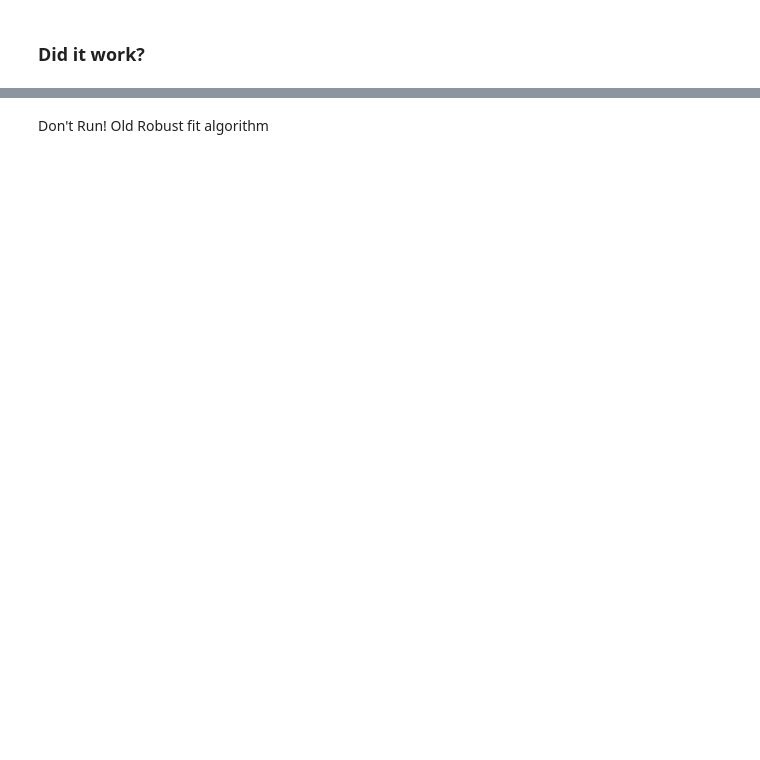
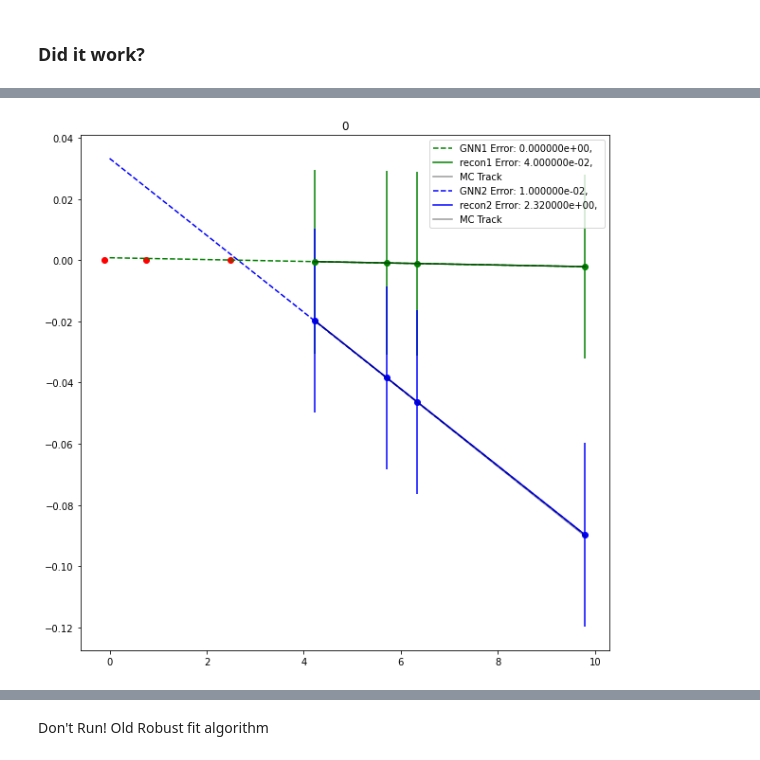
Before and after one commit to marcinwolter/Tracking_student2020, a Jupyter notebook: GNN_MuonE_v1_Robust_mc_recon_comparison.ipynb, the cells around one changed output, grey strips where cells are left out. Saved outputs shown, nothing was run; the diff lists cells and outputs as text; code cells hidden in the pictures; blank space fills up the shorter version.

```diff
--- a/GNN_MuonE_v1_Robust_mc_recon_comparison.ipynb
+++ b/GNN_MuonE_v1_Robust_mc_recon_comparison.ipynb
@@ -821,16 +817,14 @@ def plot_classified_line(data,preds,Track,trackre ):
       plt.plot(x_line,c_mc + torch.tensor(x_line)*slope_mc,'k',label='MC Track', alpha=0.4)
 
 
-      ax.errorbar(x[nodes],y[nodes],yerr= np.ones(np.size(nodes,1) )*0.003,fmt='none', ecolor=colors[str(i)] )
+      ax.errorbar(x[nodes],y[nodes],yerr= np.ones(np.size(nodes,1) )*0.03,fmt='none', ecolor=colors[str(i)] )
   plt.legend()
-
-
-
-
-
-for i in range(0,10):
-  data = train_loader.dataset[i]
-  preds=torch.sigmoid(model(data)).clone()
-  plot_classified_line(data,preds,train_tracks[i], train_recon[i] )
-  plt.title(str(i))
+# %%
+for i in range(1):
+  data = train_loader.dataset[i]
+  preds=torch.sigmoid(model(data)).clone()
+  plot_classified_line(data,preds,train_tracks[i], train_recon[i] )
+  plt.title(str(i))
+# %% [output]
+[figure, added]
 # %%
```
Also changed, not shown: parts of 5 cells of this notebook.
